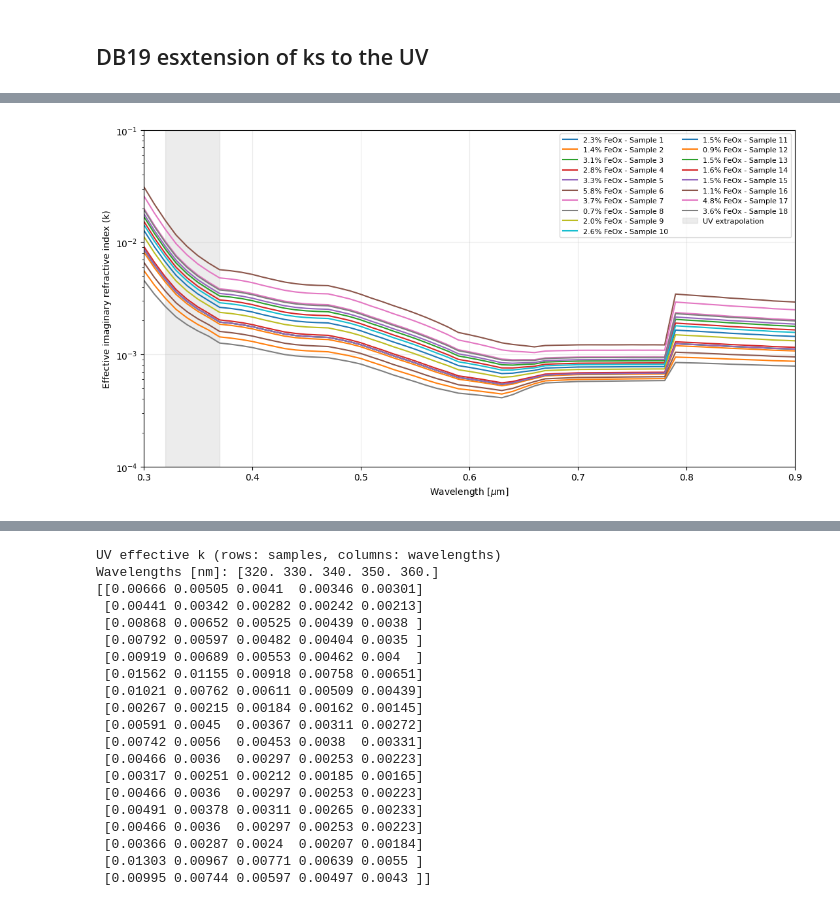
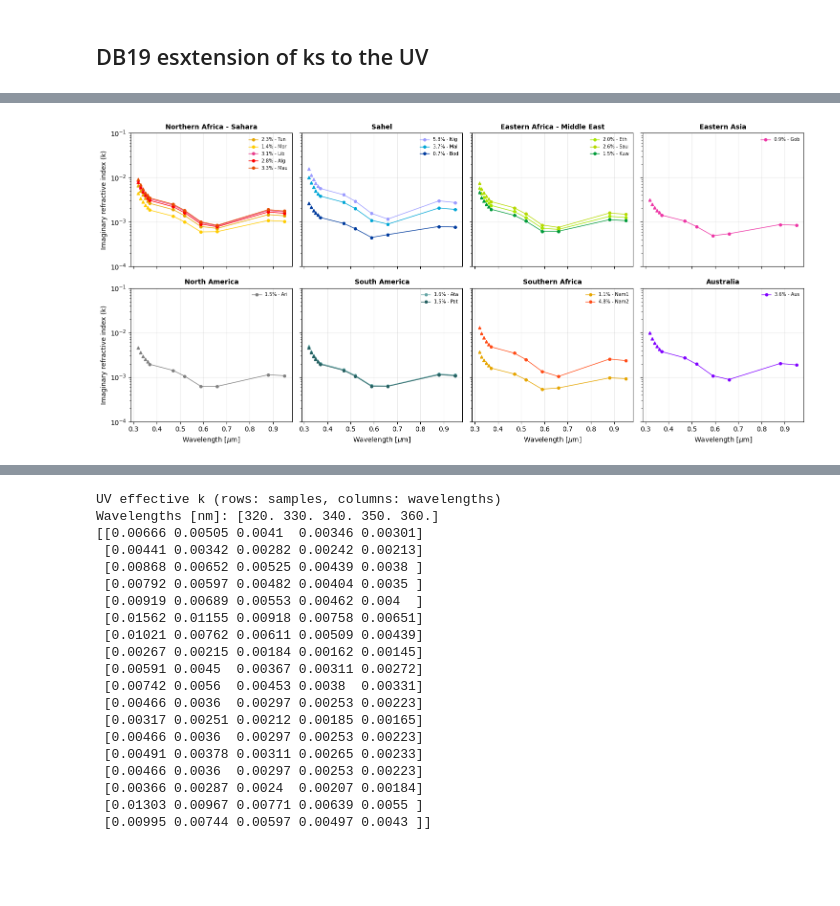
Before and after one commit to mike-wazowski-13/BSC_Secondment, a Jupyter notebook: DB19_k_ext_UV.ipynb, the cells around one changed output, grey strips where cells are left out. Drawn from its saved outputs; the diff is of its cells as text; code cells hidden in the pictures; blank space fills up the shorter version.

```diff
--- a/DB19_k_ext_UV.ipynb
+++ b/DB19_k_ext_UV.ipynb
@@ -438,17 +442,43 @@ for j in range(18):
     X3 = (E3-EH)/(E3+2.0*EH)
     EMX = EH*(1.0+2.0*X3*V3)/(1.0-X3*V3)
     MIX[j,:] = nmp.sqrt(EMX).imag
-# %%
-fig, ax = plt.subplots(figsize=(11,6))
-for j in range(18):
-    ax.plot(xwvl, MIX[j,:], label=f'{bmas[4,j]+bmas[5,j]:.1f}% FeOx - Sample {j+1}')
-ax.axvspan(0.320,0.370,color='grey',alpha=0.15,label='UV extrapolation')
-ax.set(xlabel='Wavelength [$\\mu$m]',ylabel='Effective imaginary refractive index (k)',xlim=(0.30,0.90))
-ax.grid(alpha=0.25)
-ax.legend(ncol=2,fontsize=8)
-ax.set_ylim(0.0001,0.1)
-ax.set_yscale('log')
-plt.tight_layout()
-plt.show()
-# %% [output]
-[figure, removed]
+# %%
+
+# --- PLOT
+
+groups = [
+    ('Northern Africa - Sahara', [0,1,2,3,4], ['#e6a500','#ffcc00','#e83e8c','#ff0000','#e64b00']),
+    ('Sahel', [5,6,7], ['#9b9bff','#00a6d6','#003b9e']),
+    ('Eastern Africa - Middle East', [8,9,10], ['#a6e600','#b5d900','#009b39']),
+    ('Eastern Asia', [11], ['#ed35a5']),
+    ('North America', [12], ['#808080']),
+    ('South America', [13,14], ['#66a6a6','#245f60']),
+    ('Southern Africa', [15,16], ['#e6a500','#ff4b16']),
+    ('Australia', [17], ['#8000ff'])
+]
+
+fig, axs = plt.subplots(2,4,figsize=(15,7),sharex=True,sharey=True)
+
+uv = nmp.arange(12,17) # 0.32-0.36 um in xwvl
+db = xtob
+
+for ax,(region,ids,cols) in zip(axs.flat,groups):
+    for j,c in zip(ids,cols):
+        ax.plot(xwvl[db],MIX[j,db],color=c,marker='o',ls='-',ms=4,lw=1,label=f'{bmas[4,j]+bmas[5,j]:.1f}% - {["Tun","Mor","Lib","Alg","Mau","Nig","Mal","Bod","Eth","Sau","Kuw","Gob","Ari","Ata","Pat","Nam1","Nam2","Aus"][j]}')
+        ax.plot(xwvl[uv],MIX[j,uv],color=c,marker='^',ls='none',ms=5)
+
+    ax.set_title(region,fontsize=10,fontweight='bold')
+    ax.set_yscale('log')
+    ax.set_ylim(1e-4,1e-1)
+    ax.grid(alpha=0.25)
+    ax.legend(fontsize=7,loc='best',frameon=False)
+
+for ax in axs[1,:]:
+    ax.set_xlabel('Wavelength [$\\mu$m]')
+for ax in axs[:,0]:
+    ax.set_ylabel('Imaginary refractive index (k)')
+
+fig.tight_layout()
+plt.show()
+# %% [output]
+[figure, added]
```
Also changed, not shown: parts of 3 cells of this notebook, 1 other file.
